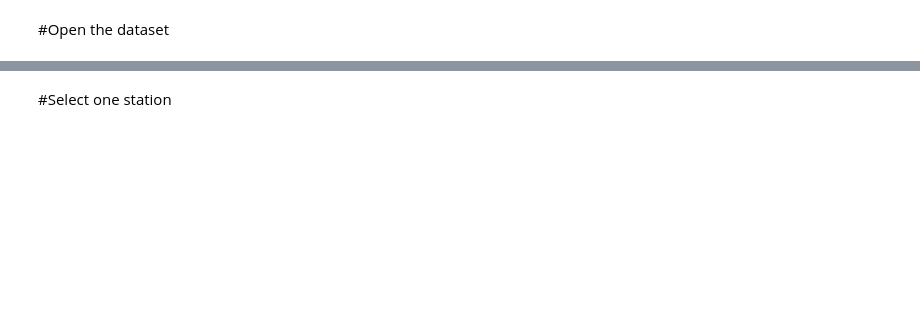
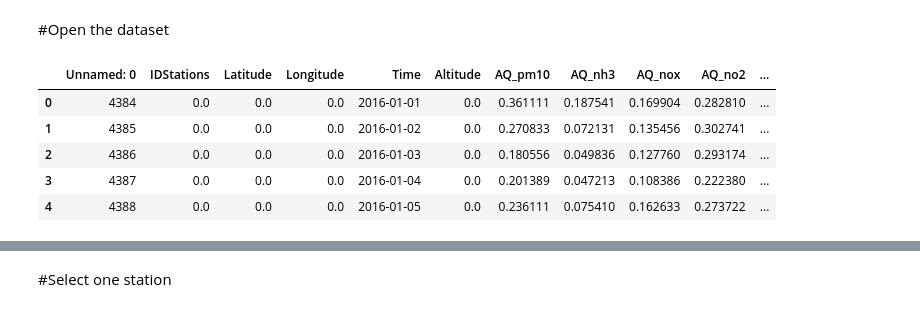
Before and after one commit to VinciGit00/MasterThesis, a Jupyter notebook: Python/Random forest.ipynb, the cells around one changed output, grey strips where cells are left out. Saved outputs shown, nothing was run; the diff lists cells and outputs as text; code cells hidden in the pictures; blank space fills up the shorter version.

```diff
--- a/Python/Random forest.ipynb
+++ b/Python/Random forest.ipynb
@@ -23,11 +23,18 @@ Mounted at /content/drive
 # %% [markdown]
 #Open the dataset
 # %%
-df = pd.read_csv("/content/drive/MyDrive/Colab Notebooks/Agrimonia/Parte2/Recap previous thesis/Agrimonia_Dataset_v_2_0_1.csv")
+df = pd.read_csv("//content/drive/MyDrive/Colab Notebooks/Tesi/Agrimonia_scaled_Bertonico.csv")
 pd.set_option('display.max_columns', None)
 df['Latitude'] = df['Latitude'].round(2)
 df['Longitude'] = df['Longitude'].round(2)
 
 df.head()
+# %% [output]
+|  | Unnamed: 0 | IDStations | Latitude | Longitude | Time | Altitude | AQ_pm10 | AQ_nh3 | AQ_nox | AQ_no2 | ... |
+| 0 | 4384 | 0.0 | 0.0 | 0.0 | 2016-01-01 | 0.0 | 0.361111 | 0.187541 | 0.169904 | 0.282810 | ... |
+| 1 | 4385 | 0.0 | 0.0 | 0.0 | 2016-01-02 | 0.0 | 0.270833 | 0.072131 | 0.135456 | 0.302741 | ... |
+| 2 | 4386 | 0.0 | 0.0 | 0.0 | 2016-01-03 | 0.0 | 0.180556 | 0.049836 | 0.127760 | 0.293174 | ... |
+| 3 | 4387 | 0.0 | 0.0 | 0.0 | 2016-01-04 | 0.0 | 0.201389 | 0.047213 | 0.108386 | 0.222380 | ... |
+| 4 | 4388 | 0.0 | 0.0 | 0.0 | 2016-01-05 | 0.0 | 0.236111 | 0.075410 | 0.162633 | 0.273722 | ... |
 # %%
 print(df.dtypes)
```
Also changed, not shown: parts of 17 cells of this notebook, 38 other files.
